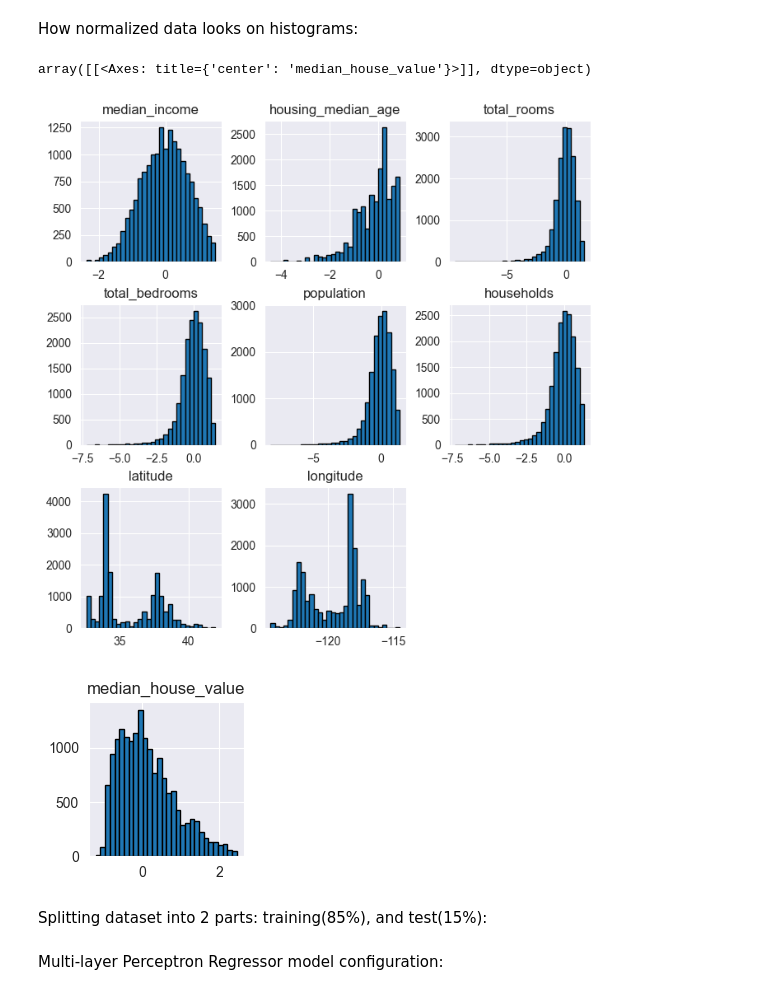
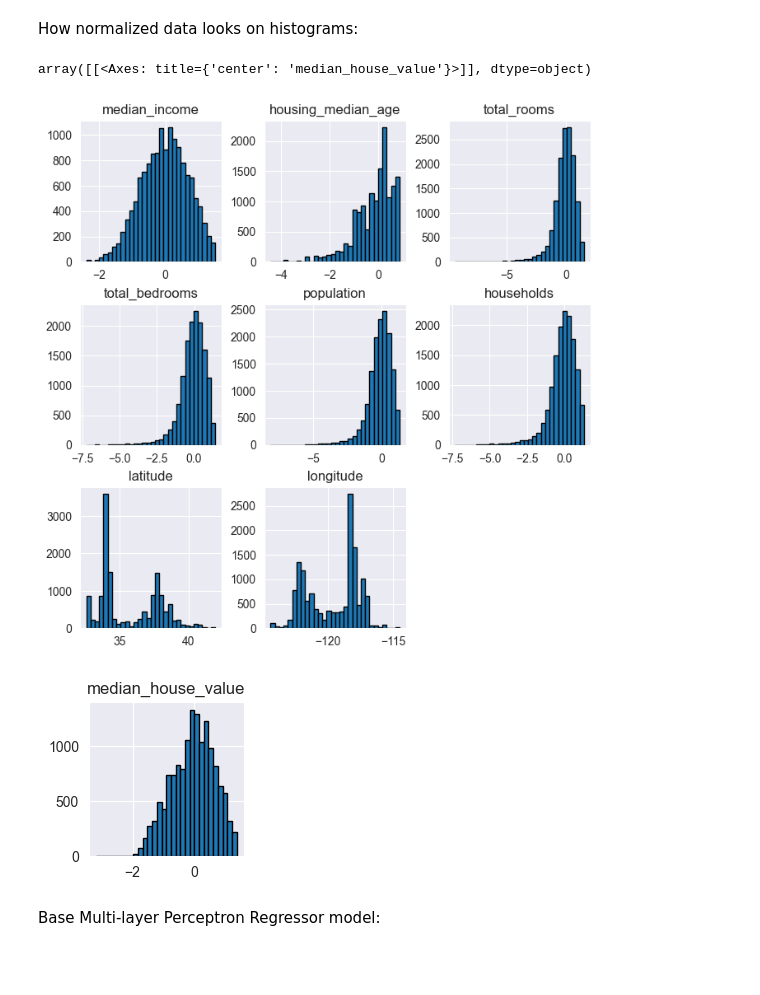
Before and after one commit to daniilstroievskyi/ZNEUS_Project, a Jupyter notebook: eda.ipynb, the cells around one changed output. Saved outputs shown, nothing was run; the diff lists cells and outputs as text; code cells hidden in the pictures; blank space fills up the shorter version.

Commit message:
model improvements

```diff
--- a/eda.ipynb
+++ b/eda.ipynb
@@ -159,5 +152,5 @@ Index(['median_house_value', 'median_income', 'housing_median_age',
 # %% [markdown]
 Splitting dataset into features and target variable:
 # %%
-X = houses_cleaned.drop(columns='median_house_value')
-y = houses_cleaned['median_house_value']
+X_raw = houses_cleaned.drop(columns='median_house_value')
+y_raw = houses_cleaned['median_house_value']
@@ -164 +159,4 @@ y = houses_cleaned['median_house_value']
+# %%
+from sklearn.model_selection import train_test_split
+X_train_raw, X_test_raw, y_train_raw, y_test_raw = train_test_split(X_raw, y_raw, test_size=0.15, random_state=4)
 # %% [markdown]
@@ -170,17 +168,16 @@ from sklearn.preprocessing import RobustScaler, FunctionTransformer
 from sklearn.pipeline import Pipeline
 
 X_scaler = Pipeline([
-    ('log_transform', ColumnTransformer([('log', FunctionTransformer(np.log1p), [0, 1, 2, 3, 4, 5])], remainder='passthrough')),
-    ('robust_scaling', ColumnTransformer([('robust', RobustScaler(), [0, 1, 2, 3, 4, 5])], remainder='passthrough'))
+    ('log_transform', ColumnTransformer([('log', FunctionTransformer(np.log1p, validate=False), [0, 1, 2, 3, 4, 5])], remainder='passthrough')),
+    ('robust_scaling', ColumnTransformer([('robust', RobustScaler(), [0, 1, 2, 3, 4, 5])], remainder='passthrough',  verbose_feature_names_out=False))
 ])
 
-y_scaler = RobustScaler()
+y_scaler = Pipeline([('log', FunctionTransformer(np.log1p, validate=False)), ('robust', RobustScaler())])
 
+X_train_trf = X_scaler.fit_transform(X_train_raw)
 
-transformed_X = X_scaler.fit_transform(X)
-transformed_y = y_scaler.fit_transform(y.values.reshape(-1, 1))
+y_train_raw_2d = y_train_raw.to_frame()
+y_train_trf = y_scaler.fit_transform(y_train_raw_2d)
 
-X_norm = pd.DataFrame(transformed_X, columns=X.columns)
-y_norm = pd.DataFrame(transformed_y, columns=['median_house_value'])
-
-X_norm.describe()
+X_train = pd.DataFrame(X_train_trf, columns=X_raw.columns)
+y_train = pd.DataFrame(y_train_trf, columns=['median_house_value'])
@@ -197,11 +184,9 @@ X_norm.describe()
 # %% [markdown]
 How normalized data looks on histograms:
 # %%
-X_norm.hist(figsize=(8, 8), bins=30, edgecolor='black')
-y_norm.hist(figsize=(2, 2), bins=30, edgecolor='black')
+X_train.hist(figsize=(8, 8), bins=30, edgecolor='black')
+y_train.hist(figsize=(2, 2), bins=30, edgecolor='black')
 # %% [output]
 array([[<Axes: title={'center': 'median_house_value'}>]], dtype=object)
-[figure, old version]
+[figure, new version]
-[figure, old version]
+[figure, new version]
-# %% [markdown]
-Splitting dataset into 2 parts: training(85%), and test(15%):
@@ -211,5 +193,5 @@ x_train, x_test, y_train, y_test = train_test_split(X_norm, y_norm, test_size=0.
 # %% [markdown]
-Multi-layer Perceptron Regressor model configuration:
+Base Multi-layer Perceptron Regressor model:
 # %%
 from tensorflow.keras.models import Sequential
 from tensorflow.keras.layers import Dense, Dropout
```
Also changed, not shown: parts of 20 cells of this notebook.
